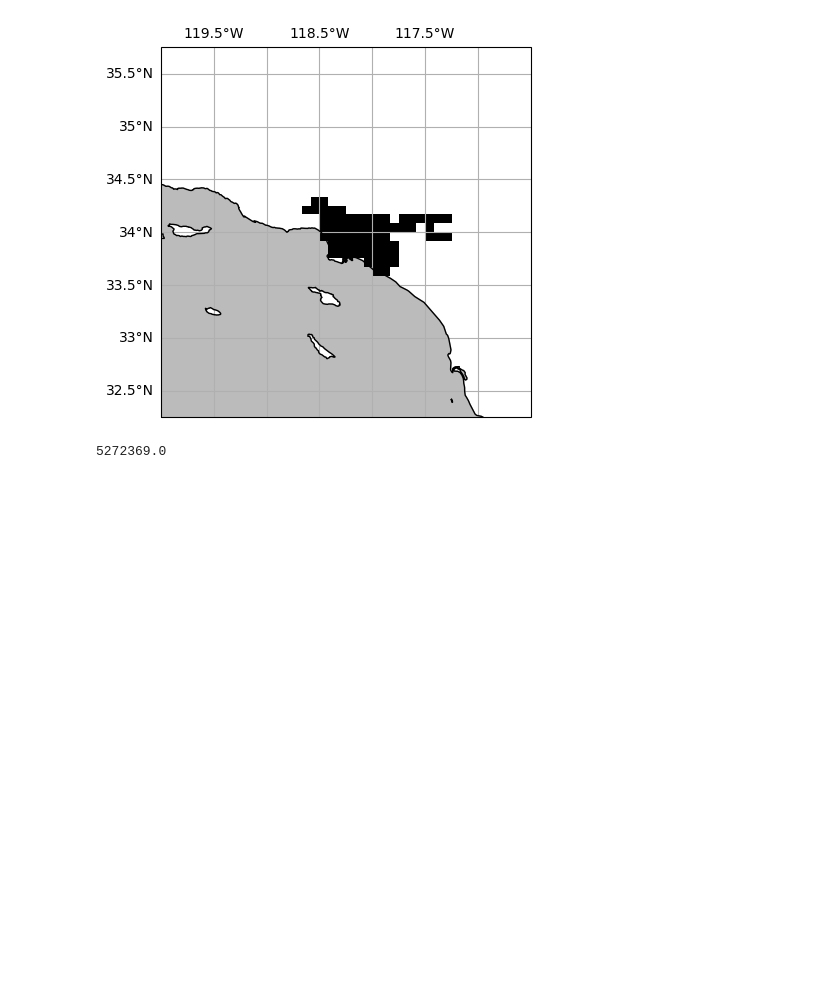
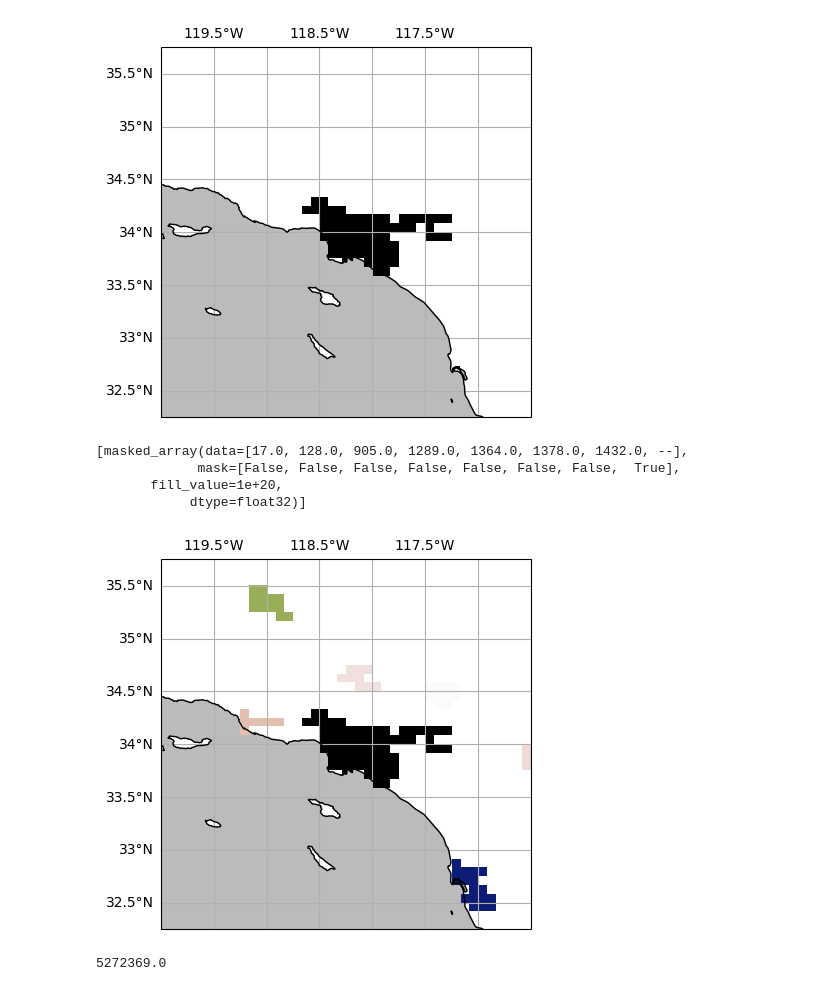
Before and after one commit to HalKiyo/h08_urban, a Jupyter notebook: global_city/pst/city_vs_downtown.ipynb, the cells around one changed output. Drawn from its saved outputs; the diff is of its cells as text; code cells hidden in the pictures; blank space fills up the shorter version.

```diff
--- a/global_city/pst/city_vs_downtown.ipynb
+++ b/global_city/pst/city_vs_downtown.ipynb
@@ -26,13 +26,19 @@ def city_mask(city_index):
     city_mask = np.fromfile(city_path, 'float32').reshape(2160, 4320)
     return city_mask
 
+def city_summary_mask():
+    root_dir = '/mnt/c/Users/tsimk/Downloads/dotfiles/h08/global_city'
+    smry_path = f'{root_dir}/dat/cty_msk_/gpw4/city_clrd0000.gl5'
+    smry_mask = np.fromfile(smry_path, 'float32').reshape(2160, 4320)
+    return smry_mask
+
 def downtown_mask(city_index):
     root_dir = '/mnt/c/Users/tsimk/Downloads/dotfiles/h08/global_city'
     dwn_path = f'{root_dir}/dat/vld_cty_/city_{city_index:08}.gl5'
     dwn_mask = np.fromfile(dwn_path, 'float32').reshape(2160, 4320)
     return dwn_mask
 
-def summary_mask():
+def downtown_summary_mask():
     root_dir = '/mnt/c/Users/tsimk/Downloads/dotfiles/h08/global_city'
     smry_path = f'{root_dir}/dat/vld_cty_/city_00000000.gl5'
     smry_mask = np.fromfile(smry_path, 'float32').reshape(2160, 4320)
@@ -69,6 +75,8 @@ def draw(extent, image, cmap='jet_r'):
                 cmap=cmap,
     )
     #fig.colorbar(img, ax=ax, orientation='vertical', shrink=1, pad=0.08)
+# %%
+upperindex, lowerindex, leftindex, rightindex, rgnshape, img_extent = geography(-120.0, -116.5, 32.25, 35.75)
 # %%
 pop = population()
 pop_masked = crop(pop, -120.0, -116.5, 32.25, 35.75)
@@ -85,6 +93,18 @@ print(pop_sum)
 # %% [output]
 12259786.0
 [figure]
+# %%
+cty_smry = city_summary_mask()
+cty_smry_masked = crop(cty_smry, -120.0, -116.5, 32.25, 35.75)
+draw(img_extent, cty_smry_masked, cmap='gist_earth')
+cty_num = [np.unique(cty_smry_masked)]
+print(cty_num)
+# %% [output]
+[masked_array(data=[17.0, 128.0, 905.0, 1289.0, 1364.0, 1378.0, 1432.0, --],
+             mask=[False, False, False, False, False, False, False,  True],
+       fill_value=1e+20,
+            dtype=float32)]
+[figure, added]
 # %%
 dwn = downtown_mask(17)
 dwn_masked = crop(dwn, -120.0, -116.5, 32.25, 35.75)
```
Also changed, not shown: parts of 1 cell of this notebook, 1 other file.
